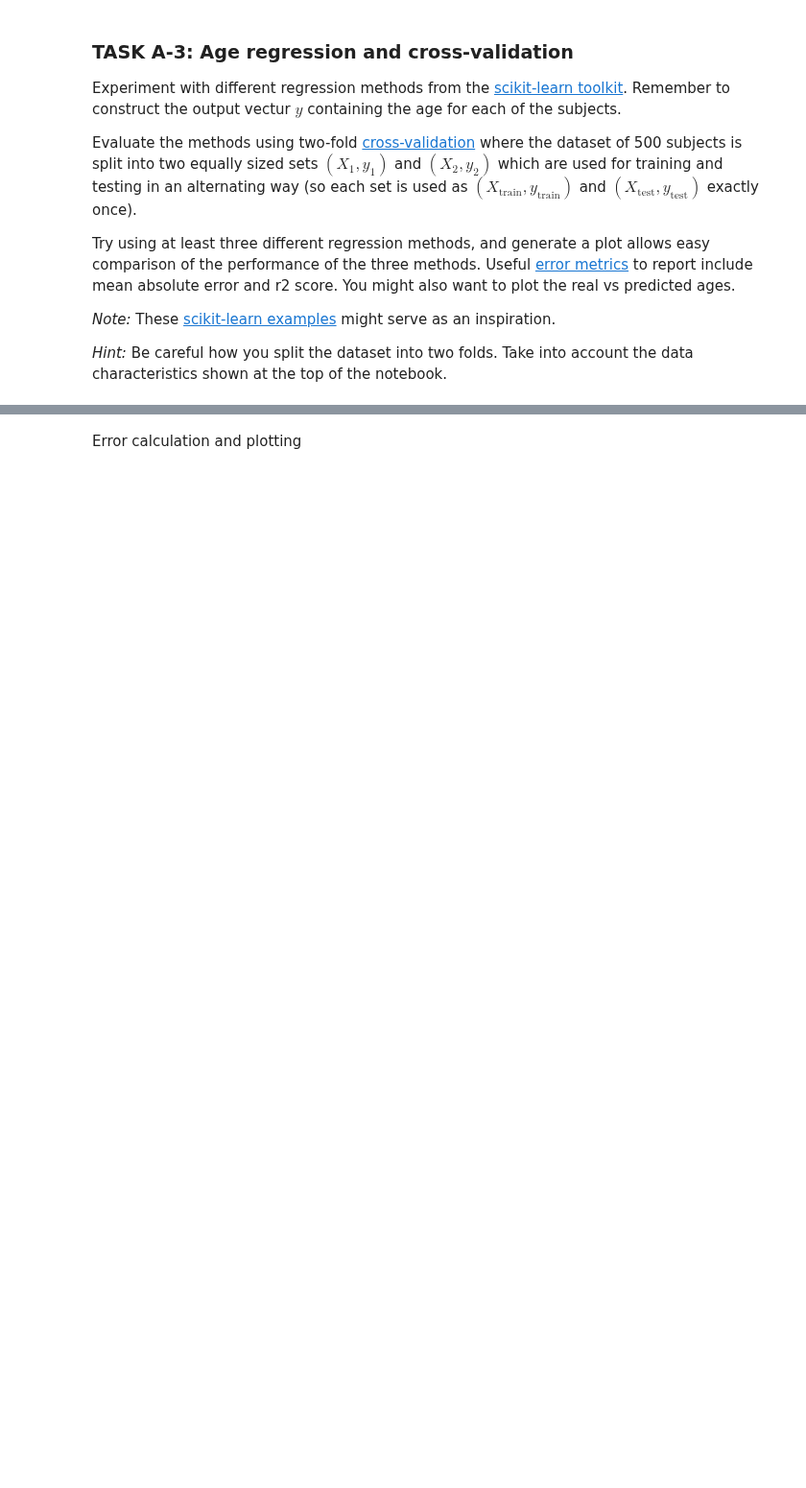
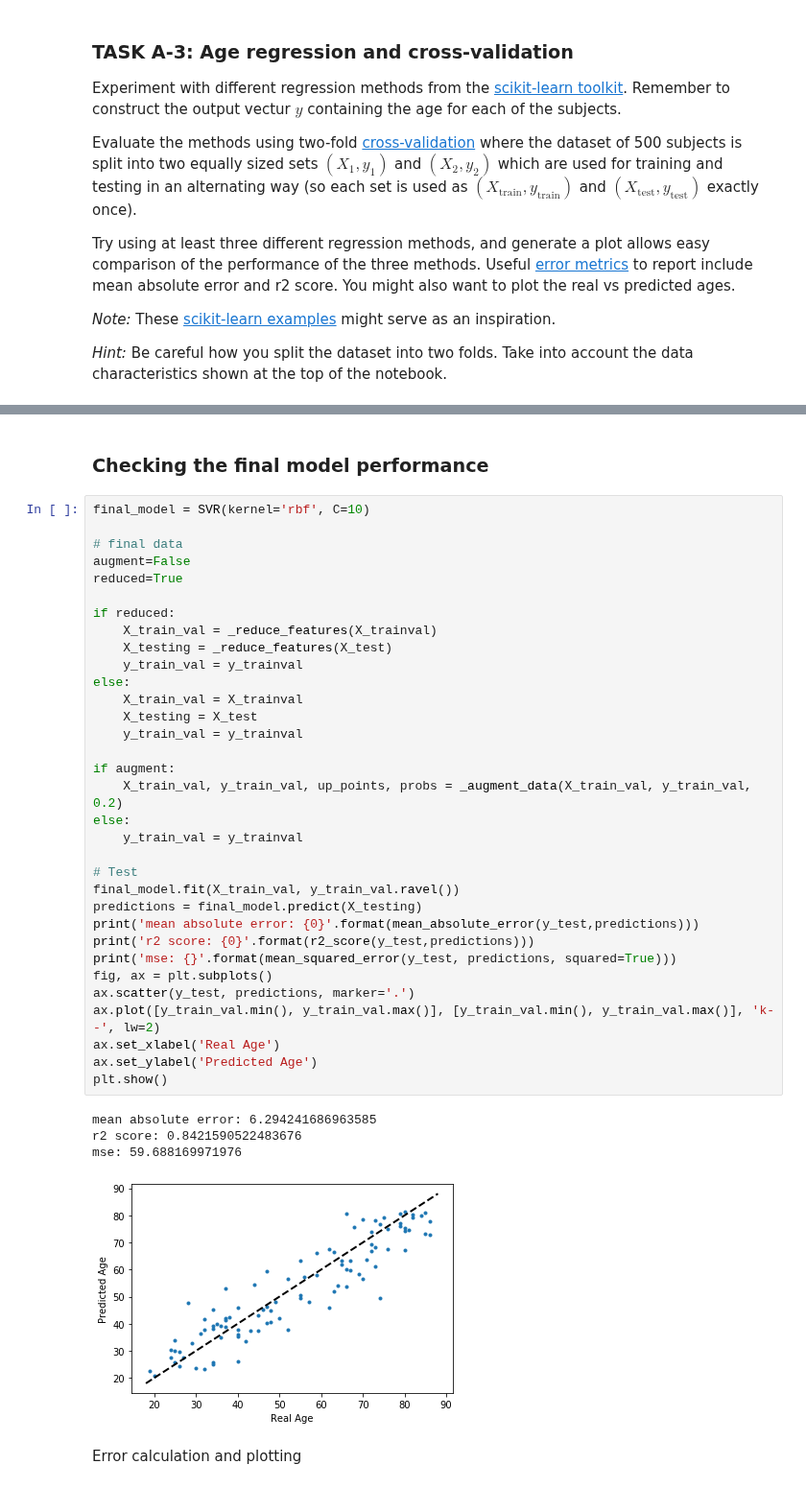
Before and after one commit to alvaroprat97/Machine-Learning, a Jupyter notebook: MedicalImaging/Project/Brain-Age-Regression.ipynb, the cells around one changed output, grey strips where cells are left out. Shown at 96% size. Cells and saved outputs as stored; diff of their text form; blank space fills up the shorter version.

```diff
--- a/MedicalImaging/Project/Brain-Age-Regression.ipynb
+++ b/MedicalImaging/Project/Brain-Age-Regression.ipynb
@@ -643,2 +1230,42 @@ Try using at least three different regression methods, and generate a plot allow
+# %% [markdown]
+### Checking the final model performance
+# %%
+final_model = SVR(kernel='rbf', C=10)
+
+# final data
+augment=False
+reduced=True
+
+if reduced:
+    X_train_val = _reduce_features(X_trainval)
+    X_testing = _reduce_features(X_test)
+    y_train_val = y_trainval
+else:
+    X_train_val = X_trainval
+    X_testing = X_test
+    y_train_val = y_trainval
+
+if augment:
+    X_train_val, y_train_val, up_points, probs = _augment_data(X_train_val, y_train_val, 0.2)
+else:
+    y_train_val = y_trainval
+
+# Test
+final_model.fit(X_train_val, y_train_val.ravel())
+predictions = final_model.predict(X_testing)
+print('mean absolute error: {0}'.format(mean_absolute_error(y_test,predictions)))
+print('r2 score: {0}'.format(r2_score(y_test,predictions)))
+print('mse: {}'.format(mean_squared_error(y_test, predictions, squared=True)))
+fig, ax = plt.subplots()
+ax.scatter(y_test, predictions, marker='.')
+ax.plot([y_train_val.min(), y_train_val.max()], [y_train_val.min(), y_train_val.max()], 'k--', lw=2)
+ax.set_xlabel('Real Age')
+ax.set_ylabel('Predicted Age')
+plt.show()
+# %% [output]
+mean absolute error: 6.294241686963585
+r2 score: 0.8421590522483676
+mse: 59.688169971976
+[figure, added]
 # %% [markdown]
 Error calculation and plotting
```
Also changed, not shown: parts of 80 cells of this notebook, 5 other files.
